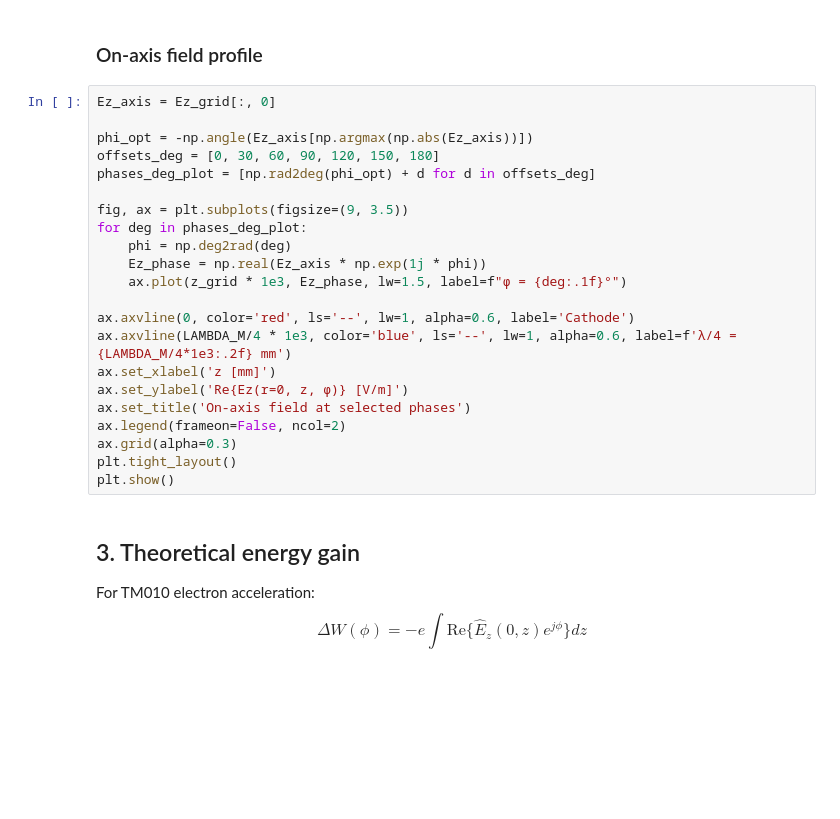
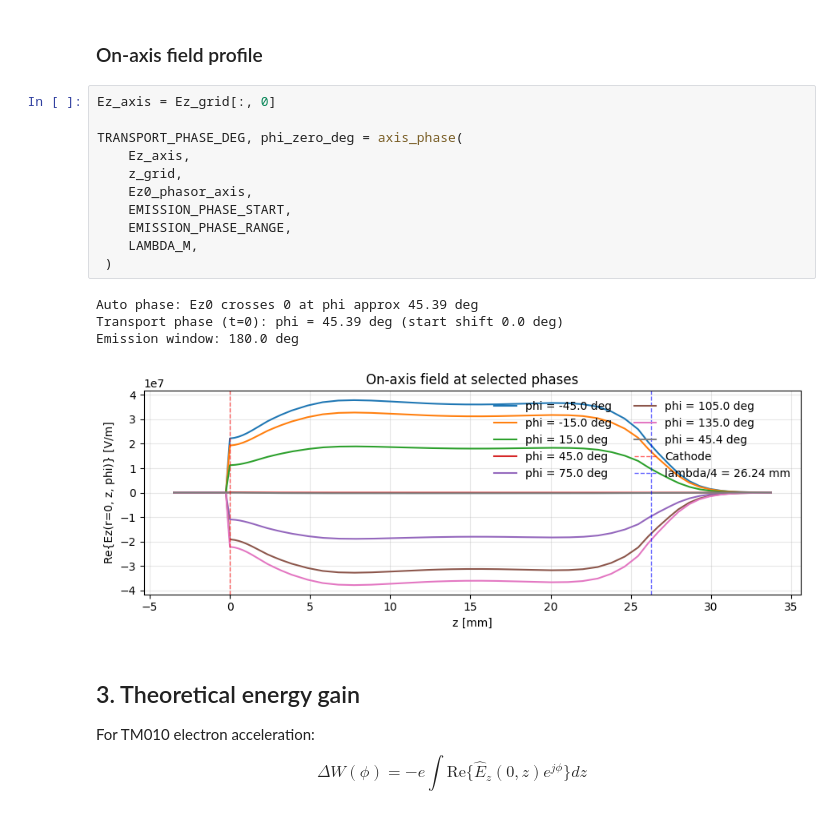
Before and after one commit to Ioniels/RF-TRACK_UH_ThermionicRFgun, a Jupyter notebook: UH_gun_tracking_demo.ipynb, the cells around one changed output. Drawn from its saved outputs; the diff is of its cells as text; blank space fills up the shorter version.

```diff
--- a/UH_gun_tracking_demo.ipynb
+++ b/UH_gun_tracking_demo.ipynb
@@ -396,25 +459,19 @@ plt.show()
 # %%
 Ez_axis = Ez_grid[:, 0]
 
-phi_opt = -np.angle(Ez_axis[np.argmax(np.abs(Ez_axis))])
-offsets_deg = [0, 30, 60, 90, 120, 150, 180]
-phases_deg_plot = [np.rad2deg(phi_opt) + d for d in offsets_deg]
-
-fig, ax = plt.subplots(figsize=(9, 3.5))
-for deg in phases_deg_plot:
-    phi = np.deg2rad(deg)
-    Ez_phase = np.real(Ez_axis * np.exp(1j * phi))
-    ax.plot(z_grid * 1e3, Ez_phase, lw=1.5, label=f"φ = {deg:.1f}°")
-
-ax.axvline(0, color='red', ls='--', lw=1, alpha=0.6, label='Cathode')
-ax.axvline(LAMBDA_M/4 * 1e3, color='blue', ls='--', lw=1, alpha=0.6, label=f'λ/4 = {LAMBDA_M/4*1e3:.2f} mm')
-ax.set_xlabel('z [mm]')
-ax.set_ylabel('Re{Ez(r=0, z, φ)} [V/m]')
-ax.set_title('On-axis field at selected phases')
-ax.legend(frameon=False, ncol=2)
-ax.grid(alpha=0.3)
-plt.tight_layout()
-plt.show()
+TRANSPORT_PHASE_DEG, phi_zero_deg = axis_phase(
+    Ez_axis,
+    z_grid,
+    Ez0_phasor_axis,
+    EMISSION_PHASE_START,
+    EMISSION_PHASE_RANGE,
+    LAMBDA_M,
+ )
+# %% [output]
+Auto phase: Ez0 crosses 0 at phi approx 45.39 deg
+Transport phase (t=0): phi = 45.39 deg (start shift 0.0 deg)
+Emission window: 180.0 deg
+[figure, added]
 # %% [markdown]
 ## 3. Theoretical energy gain
 
```
Also changed, not shown: parts of 24 cells of this notebook, 4 other files.
